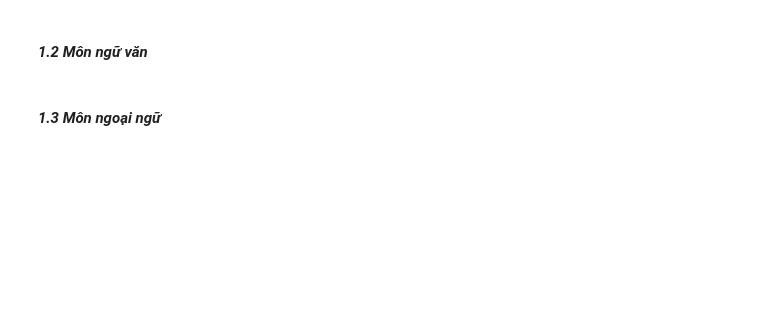
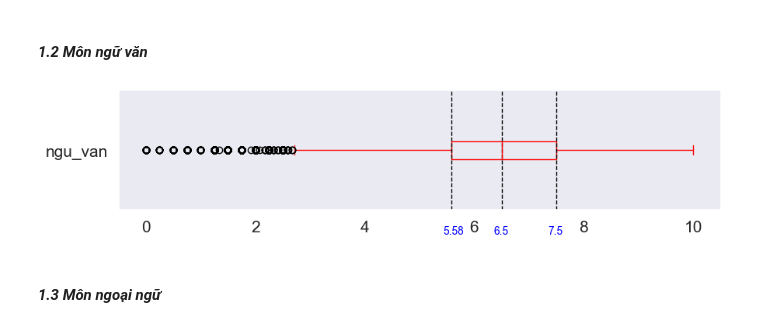
Before and after one commit to ntp-shin/Introduction_to_Data_Science, a Jupyter notebook: 1_Distribution.ipynb, the cells around one changed output. Drawn from its saved outputs; the diff is of its cells as text; code cells hidden in the pictures; blank space fills up the shorter version.

```diff
--- a/1_Distribution.ipynb
+++ b/1_Distribution.ipynb
@@ -37,4 +65,15 @@ plt.show()
 # %% [markdown]
 #### *1.2 Môn ngữ văn*
+# %%
+ngu_van = df['ngu_van']
+arr_value = [ngu_van.quantile(0.25), ngu_van.quantile(0.5), ngu_van.quantile(0.75)]
+boxplot = df.boxplot(column='ngu_van', return_type='axes',
+                     grid=False, vert=False, figsize=(10, 2), fontsize=15, color='red')
+for i in arr_value:
+    plt.text(i - 0.15, 0.3, str(i), fontsize=10, color='blue')
+    plt.axvline(i, color='black', linestyle='--', linewidth=1)
+plt.show()
+# %% [output]
+[figure, added]
 # %% [markdown]
 #### *1.3 Môn ngoại ngữ*
```
Also changed, not shown: parts of 23 cells of this notebook, 1 other file.
